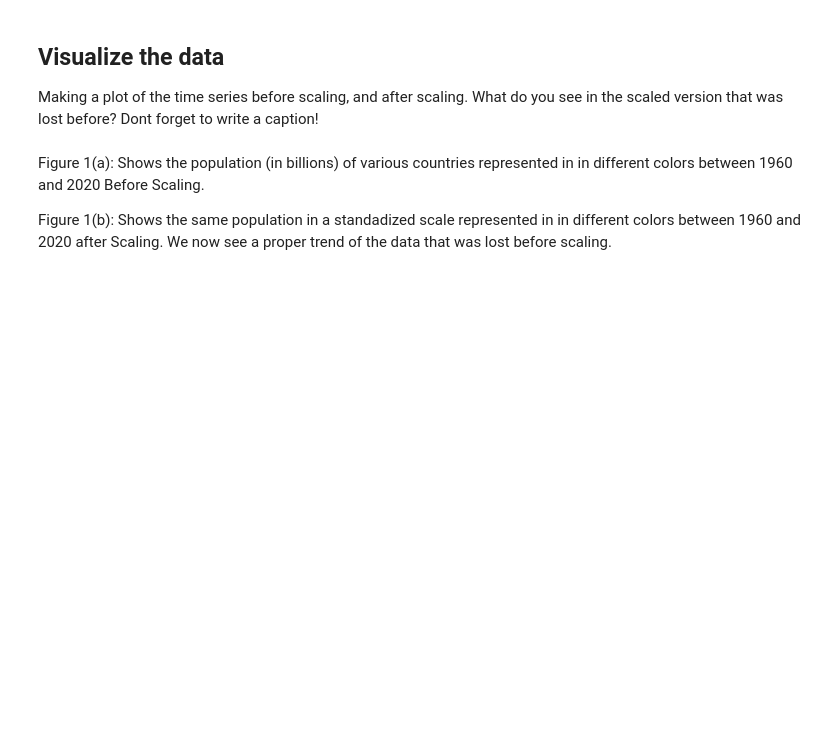
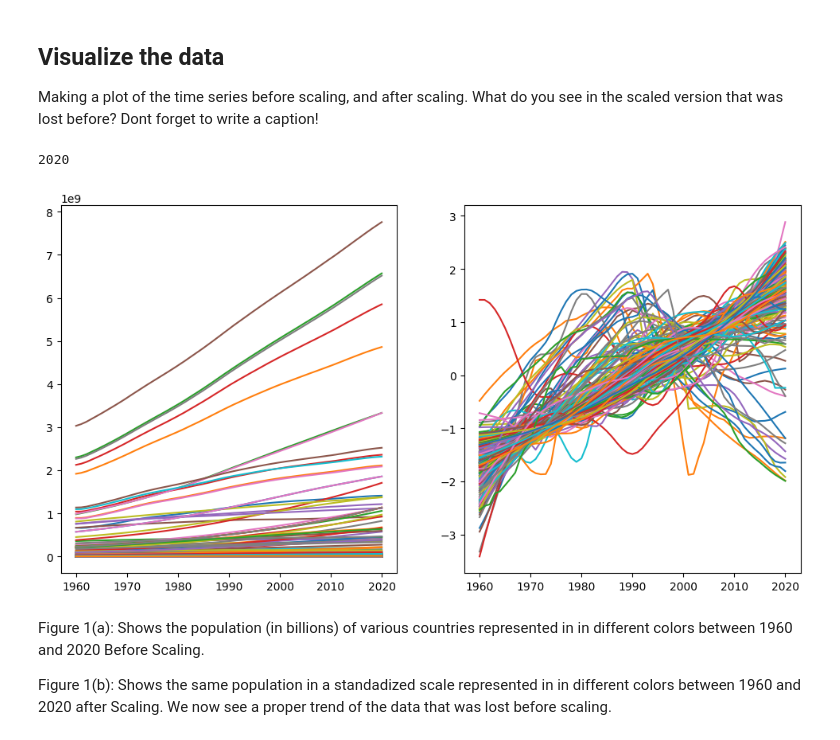
Before and after one commit to marcocaramanti/MLPNS_MCaramanti, a Jupyter notebook: TimeSeriesClustering_instructions.ipynb, the cells around one changed output. Saved outputs shown, nothing was run; the diff lists cells and outputs as text; code cells hidden in the pictures; blank space fills up the shorter version.

```diff
--- a/TimeSeriesClustering_instructions.ipynb
+++ b/TimeSeriesClustering_instructions.ipynb
@@ -173,9 +193,21 @@ print(pop_standard.mean(axis=...), pop_standard.std(axis=...)) #all means should
 ## Visualize the data
 
 Making a plot of the time series before scaling, and after scaling. What do you see in the scaled version that was lost before? Dont forget to write a caption!
+# %%
+int(pop_df.columns[-1])
+# %% [output]
+2020
 # %%
 # looking at the data
 fig, ax = pl.subplots(1,2, figsize=(12,6)) #plot the original and standardized plot side by side
+
+for i in range(X.shape[0]):
+  ax[0].plot(range(int(pop_df.columns[0]), int(pop_df.columns[-1])+1),X[i,:])
+
+for i in range(pop_standard.shape[0]):
+  ax[1].plot(range(int(pop_df.columns[0]), int(pop_df.columns[-1])+1),pop_standard[i,:])
+# %% [output]
+[figure, added]
 # %% [markdown]
 Figure 1(a): Shows the population (in billions) of various countries represented in in different colors between 1960 and 2020 Before Scaling.
 
```
Also changed, not shown: parts of 15 cells of this notebook.
